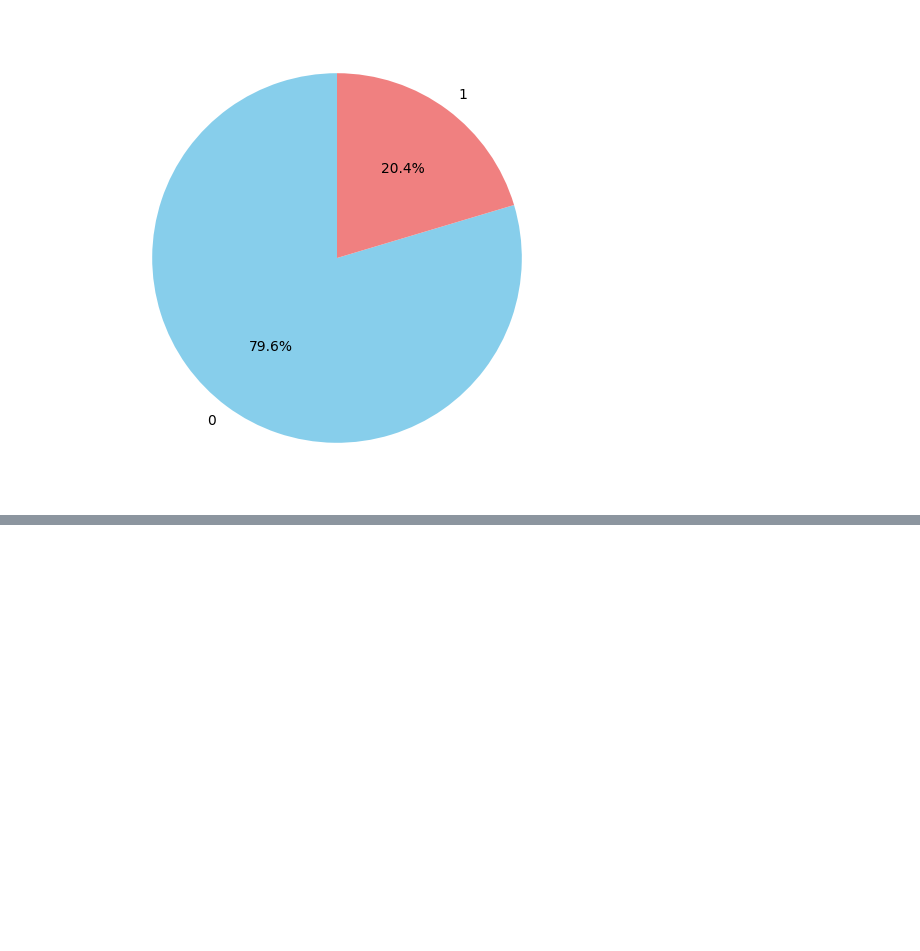
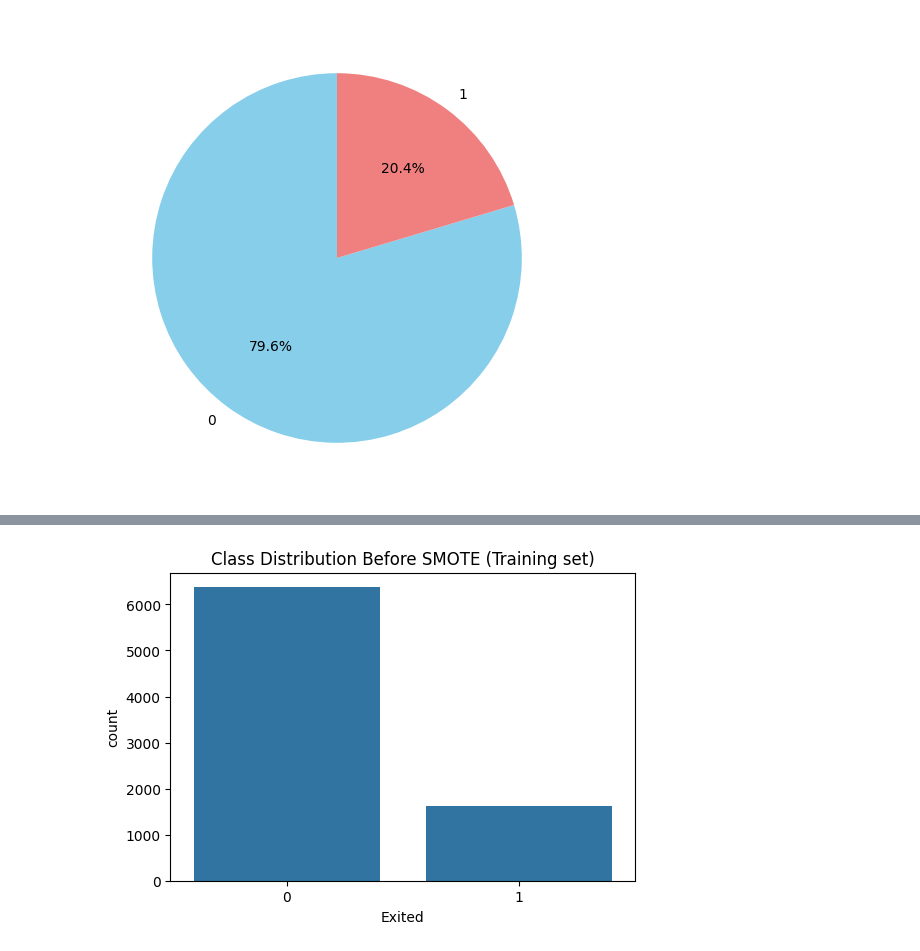
Before and after one commit to Kiran771/AI_churn_prediction, a Jupyter notebook: AI_Churn_prediction.ipynb, the cells around one changed output, grey strips where cells are left out. Cells and saved outputs as stored; diff of their text form; code cells hidden in the pictures; blank space fills up the shorter version.

Commit message:
Add visualizations for churn analysis and model performance

```diff
--- a/AI_Churn_prediction.ipynb
+++ b/AI_Churn_prediction.ipynb
@@ -88,10 +130,9 @@ df.drop(columns=['RowNumber','CustomerId','Surname'],inplace=True)
 x = df.drop('Exited', axis=1)
 y = df['Exited']
 # %%
-from sklearn.model_selection import train_test_split
-
-X_train, X_test, y_train, y_test = train_test_split(
-    x, y,
+# split train and test
+x_train,x_test, y_train, y_test = train_test_split(
+     x, y,
     test_size=0.2,
     random_state=42,
     stratify=y
@@ -102,0 +140,7 @@ numeric_cols = X_train.columns.difference(categorical_cols)
+# %%
+plt.figure(figsize=(6,4))
+sns.countplot(x=y_train)
+plt.title("Class Distribution Before SMOTE (Training set)")
+plt.show()
+# %% [output]
+[figure, added]
```
Also changed, not shown: parts of 66 cells of this notebook.
